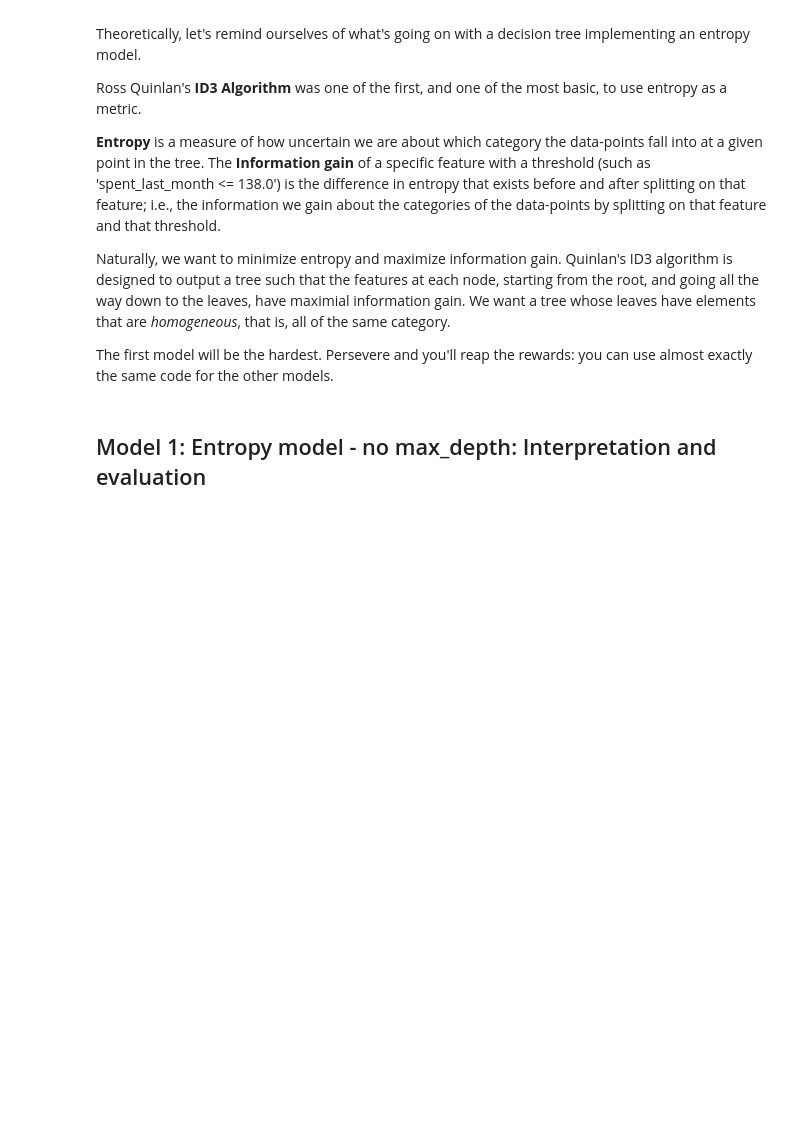
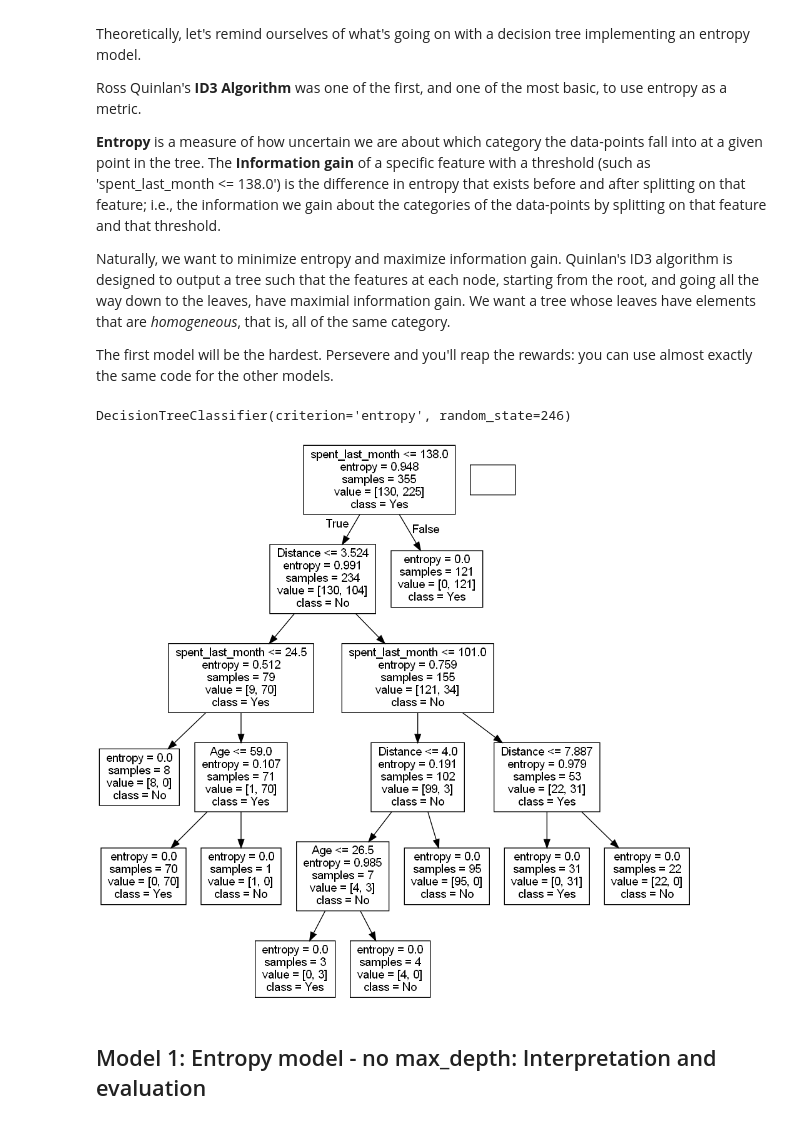
Before and after one commit to Noob1701/Springboard, a Jupyter notebook: Springboard Decision Tree Specialty Coffee Case Study - Tier 3.ipynb, the cells around one changed output. Saved outputs shown, nothing was run; the diff lists cells and outputs as text; code cells hidden in the pictures; blank space fills up the shorter version.

```diff
--- a/Springboard Decision Tree Specialty Coffee Case Study - Tier 3.ipynb
+++ b/Springboard Decision Tree Specialty Coffee Case Study - Tier 3.ipynb
@@ -303,10 +368,11 @@ _ _ _
 # %%
 # Let's do our feature selection.
 # Make a variable called 'features', and a list containing the strings of every column except "Decision"
-_ _ _
+features = ['Age', 'Gender', 'num_coffeeBags_per_year', 'spent_last_week',
+       'spent_last_month', 'SlrAY', 'Distance', 'Online']
 
 # Make an explanatory variable called X, and assign it: NoPrediction[features]
-_ _ _
+X = NoPrediction[features]
 
 # Make a dependent variable called y, and assign it: NoPrediction.Decision
-_ _ _
+y = NoPrediction['Decision']
@@ -317,4 +396,5 @@ One-hot encoding replaces each unique value of a given column with a new column,
 **Note**: We will do this before we do our train/test split as to do it after could mean that some categories only end up in the train or test split of our data by chance and this would then lead to different shapes of data for our `X_train` and `X_test` which could/would cause downstream issues when fitting or predicting using a trained model.
 # %%
 # One-hot encode all features in X.
-_ _ _
+X = pd.get_dummies(X)
+print(X.shape, y.shape)
@@ -322,7 +404,7 @@ _ _ _
 ### 6. Further divide those subsets into train and test subsets for X and y respectively: X_train, X_test, y_train, y_test
 # %%
 # Call train_test_split on X, y. Make the test_size = 0.25, and random_state = 246
-_ _ _
+X_train, X_test, y_train, y_test = train_test_split(X, y, test_size=.25, random_state=246)
 # %% [markdown]
 # 3. Modelling
 It's useful to look at the scikit-learn documentation on decision trees https://scikit-learn.org/stable/modules/tree.html before launching into applying them. If you haven't seen them before, take a look at that link, in particular the section `1.10.5.`
@@ -343,27 +428,33 @@ The first model will be the hardest. Persevere and you'll reap the rewards: you
 # %%
 # Declare a variable called entr_model and use tree.DecisionTreeClassifier.
-_ _ _
+entr_model = tree.DecisionTreeClassifier(criterion = 'entropy', random_state = 246)
 
 # Call fit() on entr_model
-_ _ _
+entr_model.fit(X_train, y_train)
 
 # Call predict() on entr_model with X_test passed to it, and assign the result to a variable y_pred
-_ _ _
+y_pred = entr_model.predict(X_test)
 
 # Call Series on our y_pred variable with the following: pd.Series(y_pred)
-_ _ _
+pd.Series(y_pred)
 
 # Check out entr_model
 entr_model
+# %% [output]
+DecisionTreeClassifier(criterion='entropy', random_state=246)
 # %%
 # Now we want to visualize the tree
-_ _ _
+dot_data = StringIO()
 
 # We can do so with export_graphviz
-_ _ _
+tree.export_graphviz(entr_model, out_file=dot_data,
+               feature_names=X_train.columns,class_names = entr_model.classes_)
 
 # Alternatively for class_names use entr_model.classes_
-_ _ _
+graph = pydotplus.graph_from_dot_data(dot_data.getvalue())
+Image(graph.create_png())
+# %% [output]
+[figure, added]
 # %% [markdown]
 ## Model 1: Entropy model - no max_depth: Interpretation and evaluation
 # %%
```
Also changed, not shown: parts of 42 cells of this notebook.
